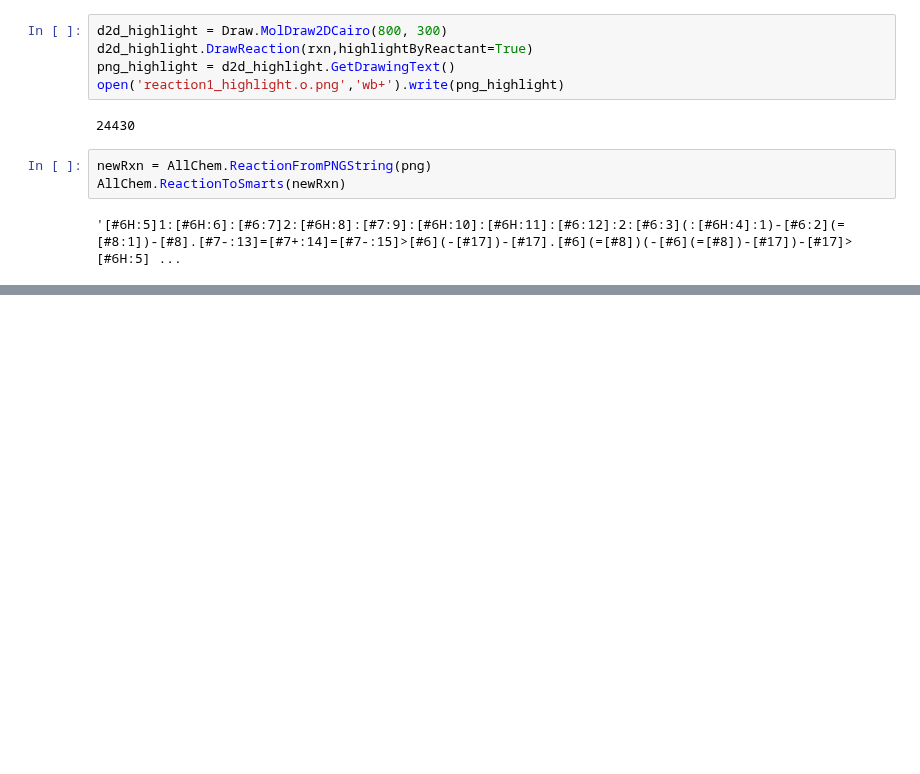
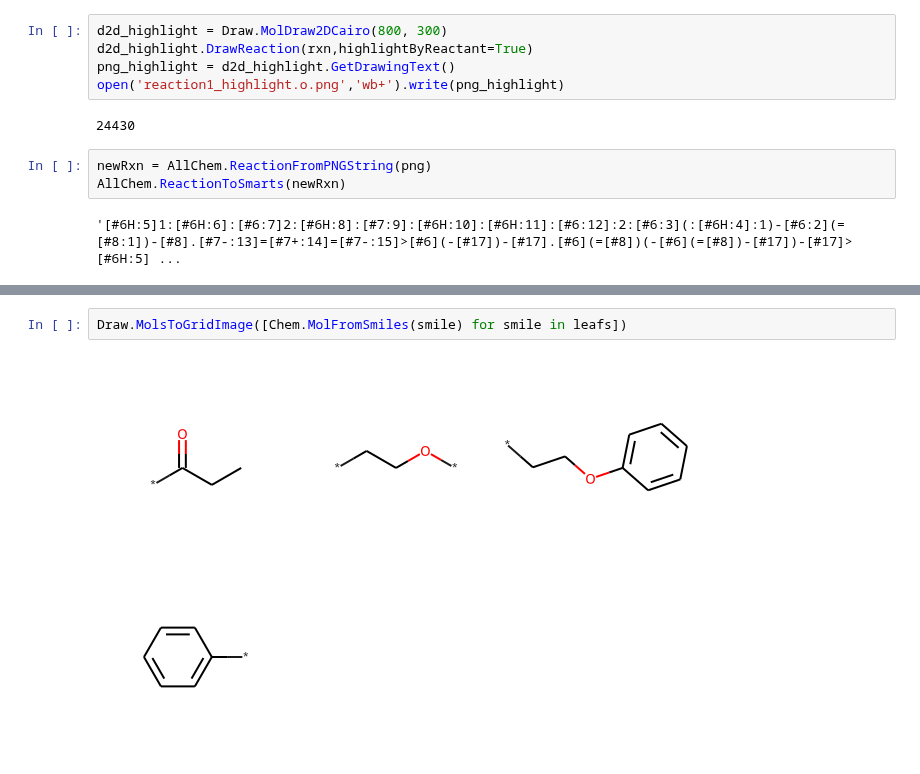
Before and after one commit to bertiewooster/RDKit-playing, a Jupyter notebook: tutorial_examples.ipynb, the cells around one changed output, grey strips where cells are left out. Drawn from its saved outputs; the diff is of its cells as text; blank space fills up the shorter version.

```diff
--- a/tutorial_examples.ipynb
+++ b/tutorial_examples.ipynb
@@ -318,0 +349,4 @@ AllChem.ReactionToSmarts(newRxn)
+# %%
+Draw.MolsToGridImage([Chem.MolFromSmiles(smile) for smile in leafs])
+# %% [output]
+[figure, added]
```
Also changed, not shown: parts of 12 cells of this notebook, 2 other files.
